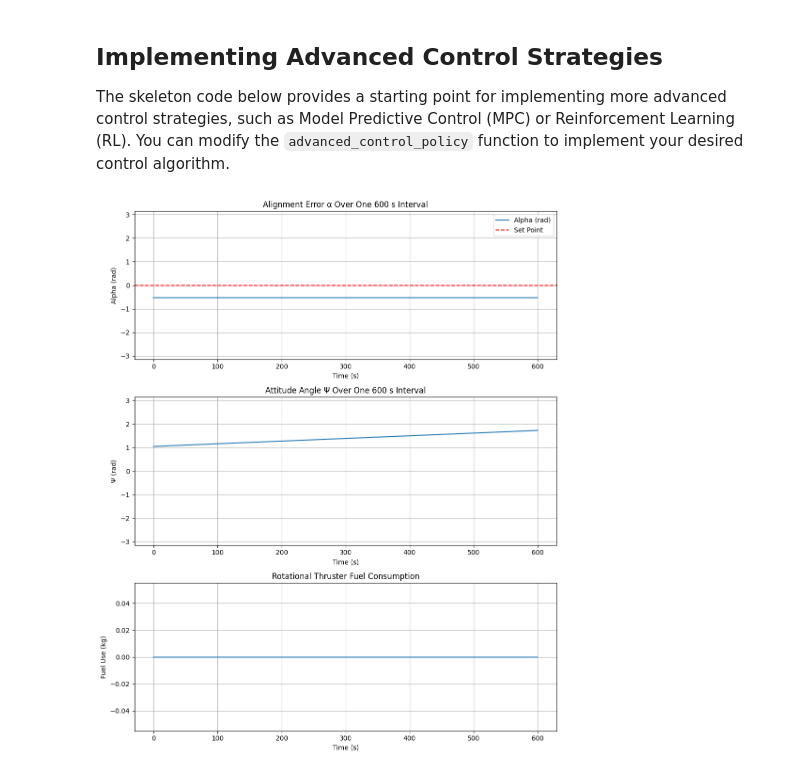
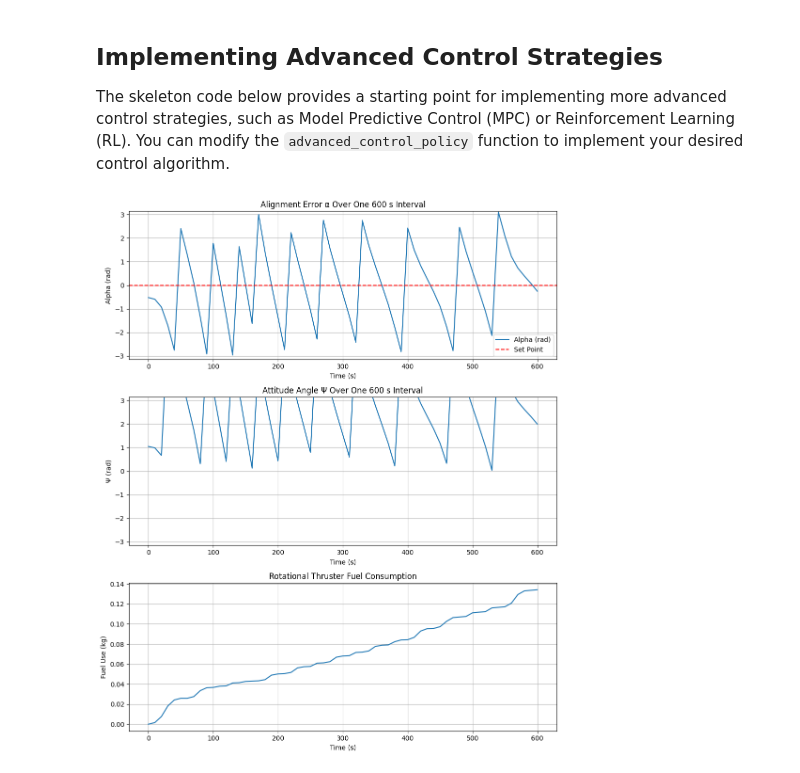
Before and after one commit to diegocepeda0228/Computational-Methods, a Jupyter notebook: project_handout/RL_Station_Sub_Problem_2.ipynb, the cells around one changed output. Cells and saved outputs as stored; diff of their text form; code cells hidden in the pictures.

```diff
--- a/project_handout/RL_Station_Sub_Problem_2.ipynb
+++ b/project_handout/RL_Station_Sub_Problem_2.ipynb
@@ -83,58 +83,101 @@ from station_model._environment import OrbitMaintenanceEnv
 # Instantiate environment
 env = OrbitMaintenanceEnv()
 
+# Tune PID gains
+env.Kp = 0.2
+env.Ki = 0.0001
+env.Kd = 0.4
+
 # Define your own custom control parameters, for example MPC hyperparameters (tune directly on the instance):
-env.horizon = 10          # sub-steps lookahead (~100 s)
-env.Q = 100.0             # strong penalty on alignment error
-env.R = 0.8               # moderate penalty on control effort
-env.u_max = 10.0          # symmetric bound on raw signal u
+env.horizon = 7.0     # shorter horizon works better with dt=10
+env.u_max = 1.0
+env.Q = 200.0
+env.R = 10.0
+env.S = 200.0
+env.Qf = 1000.0      # strong final alignment
+env.b_eff = -0.02
+env.du_max = 0.2
+env.Kp_att = 1.0
+env.Kd_att = 0.4
+
+def wrap_pi(a):
+    return (a + np.pi) % (2*np.pi) - np.pi
+
+def wrap_deg(a):
+    return (a + 180.0) % 360.0 - 180.0
+
+def is_degrees(angle_like):
+    # If angles are routinely > ~2π, they're almost surely degrees
+    return abs(angle_like) > (2*np.pi + 0.5)
 
 # Define the advanced control signal method:
 # (NOTE: This API should remain compatible with the original control_signal signature)
 def advanced_control_signal(self, error, integral_error, derivative,
                        current_psi, current_omega, target_alpha, dt_sub):
     """
     Receding-horizon MPC.
     Signature matches original control_signal exactly.
     Returns raw u (same as PID output) → later clipped to valves.
     """
     # Implement your advanced control strategy here, use self.# to access environment properties.
     # For example, you could implement a Model Predictive Control (MPC) algorithm or use a trained RL agent.
     # ...
     # Placeholder implementation: simple PID control (replace with your own logic)
 
-    N = float(self.horizon)
-    Q = float(self.Q)
-    R = float(self.R)
-    u_max = float(self.u_max)
 
-    a_u = float(getattr(self, "a_u", 0.05))
-    a_d = float(getattr(self, "a_d", 0.0))
+
+    # Output is a "signal" that env clips into valve commands in [0,1]
+    u_max  = float(getattr(self, "u_max", 1.0))
+    du_max = float(getattr(self, "du_max", 0.2))   # smoothness per 10s step
+
+    # Gains in rad units
+    Kp = float(getattr(self, "Kp_att", 1.0))
+    Kd = float(getattr(self, "Kd_att", 0.4))
 
     def wrap_pi(a):
         return (a + np.pi) % (2*np.pi) - np.pi
 
-    def cost(U):
-      psi = float(current_psi)
-      omg = float(current_omega)
-      J = 0.0
-      for k in range(N):
-          u = U[k]
-          psi = psi + dt_sub * omg
-          omg = omg + dt_sub * (a_u * u - a_d * omg)
-          e = wrap_pi(target_alpha - psi)
-          J += Q * e*e + R * u*u
-      return J
+    # ---- Degree -> rad detection and conversion ----
+    # If angles are bigger than about 2π, they're degrees
+    deg_mode = (abs(current_psi) > 2*np.pi + 0.5) or (abs(target_alpha) > 2*np.pi + 0.5)
 
-    signal = 0
-    return signal
+    if deg_mode:
+        psi = np.deg2rad(float(current_psi))
+        w   = np.deg2rad(float(current_omega))  # assumes deg/s in this mode
+        ref = np.deg2rad(float(target_alpha))
+    else:
+        psi = float(current_psi)
+        w   = float(current_omega)
+        ref = float(target_alpha)
+
+    # Error in radians
+    e = wrap_pi(ref - psi)
+
+    # PD command (damping uses omega)
+    u_cmd = Kp * e - Kd * w
+
+    # Deadband only near target (in radians)
+    e_db = np.deg2rad(2.0)
+    w_db = np.deg2rad(0.5)
+    if abs(e) < e_db and abs(w) < w_db:
+        u_cmd = 0.0
+
+    # Saturate
+    u_cmd = float(np.clip(u_cmd, -u_max, u_max))
+
+    # Slew limit to avoid chatter
+    u_prev = float(getattr(self, "_u_prev", 0.0))
+    u = float(np.clip(u_cmd, u_prev - du_max, u_prev + du_max))
+    self._u_prev = u
+
+    return u
 
 # Explicitly bind the new method to the instance:
 env.control_signal = MethodType(advanced_control_signal, env)
 
 # Test by running the attitude control sub-problem simulation
 alphas, psis, cum_fuel_rot, total_fuel_rot = attitude_control_sub_problem(
     env, alpha_setpoint=0.0, current_psi=-30, dt_sub=10
 )
 # %% [output]
-[figure, old version]
+[figure, new version]
```
Also changed, not shown: parts of 2 cells of this notebook.
